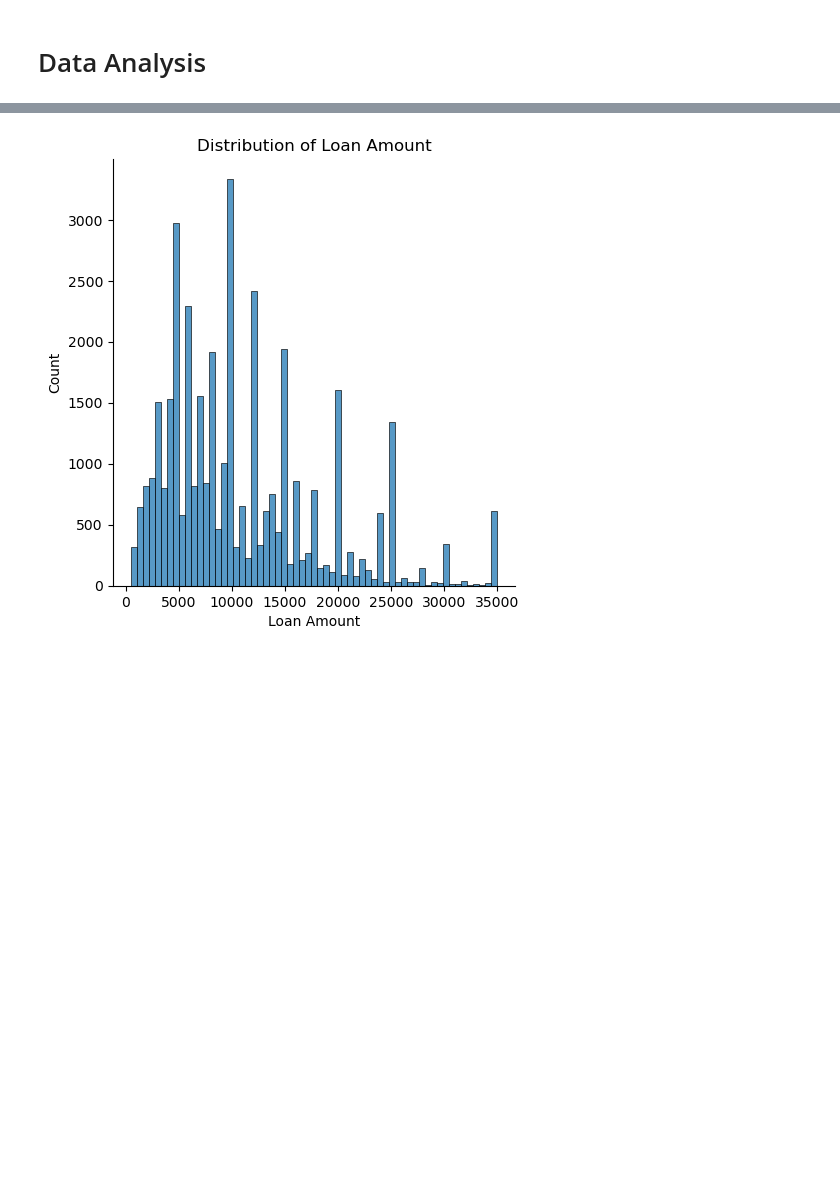
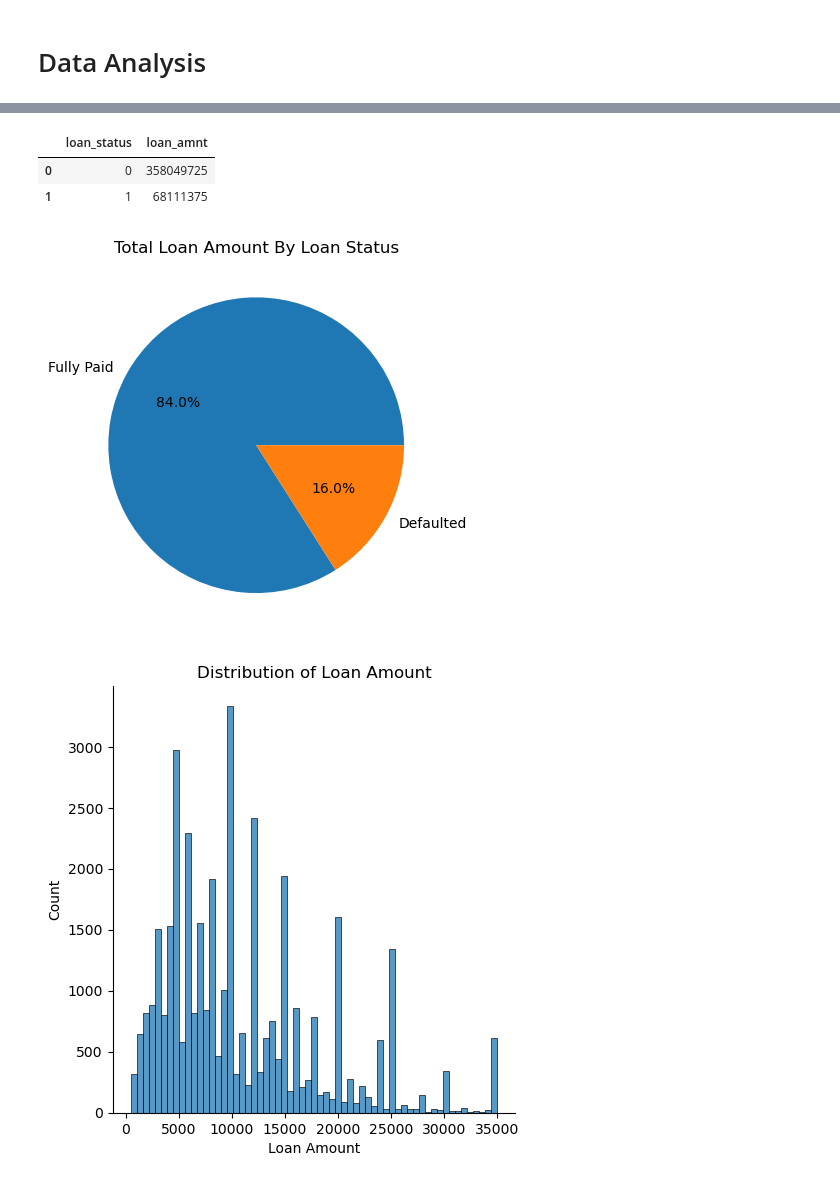
Before and after one commit to ncjanardhan-outlook/ncjpersonal, a Jupyter notebook: lending club_case study.ipynb, the cells around one changed output, grey strips where cells are left out. Saved outputs shown, nothing was run; the diff lists cells and outputs as text; code cells hidden in the pictures; blank space fills up the shorter version.

```diff
--- a/lending club_case study.ipynb
+++ b/lending club_case study.ipynb
@@ -181,3 +181,17 @@ plt.show()
+# %%
+dfLoan.groupby(by="loan_status").sum()['loan_amnt'].reset_index()
+# %% [output]
+|  | loan_status | loan_amnt |
+| 0 | 0 | 358049725 |
+| 1 | 1 | 68111375 |
+# %%
+dfTotalAmnt = dfLoan.groupby(by="loan_status")['loan_amnt'].sum().reset_index()
+
+figPiePlt = plt.pie(data=dfTotalAmnt, x="loan_amnt", labels=['Fully Paid','Defaulted'], autopct='%.1f%%')
+plt.title("Total Loan Amount By Loan Status")
+plt.show(figPiePlt)
+# %% [output]
+[figure, added]
 # %%
 # Understand the distribution of the loan amount
 
```
Also changed, not shown: parts of 2 cells of this notebook.
